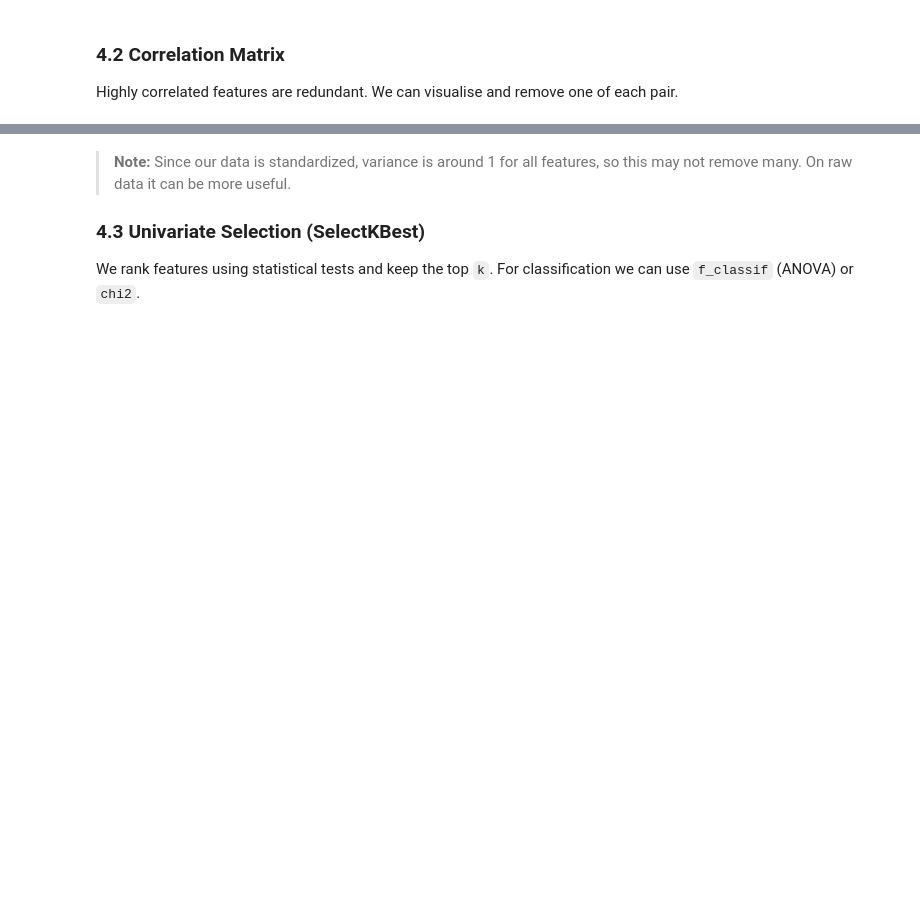
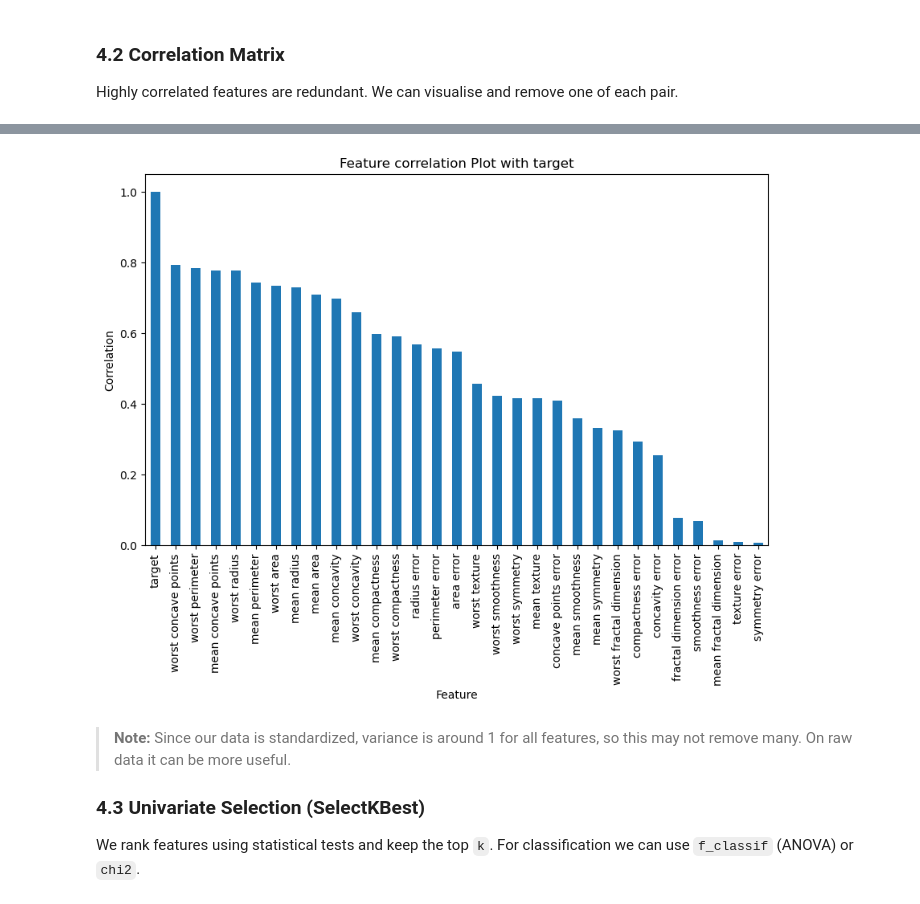
Before and after one commit to NandanTiwari/BIT_LALPUR_-ML_Class-_Notes_Assignment_26, a Jupyter notebook: FILES/Feature Selection.ipynb, the cells around one changed output, grey strips where cells are left out. Saved outputs shown, nothing was run; the diff lists cells and outputs as text; code cells hidden in the pictures; blank space fills up the shorter version.

```diff
--- a/FILES/Feature Selection.ipynb
+++ b/FILES/Feature Selection.ipynb
@@ -132,0 +257,11 @@ print("Highly correlated pairs (corr > 0.9):", high_corr_pairs)
+# %%
+plt.figure(figsize=(10,6))
+correlation_target = corr_matrix['target']
+correlation_target = correlation_target.sort_values(ascending = False)
+correlation_target.plot(kind = "bar")
+plt.xlabel("Feature")
+plt.ylabel("Correlation")
+plt.title("Feature correlation Plot with target")
+plt.show()
+# %% [output]
+[figure, added]
```
Also changed, not shown: parts of 16 cells of this notebook.
